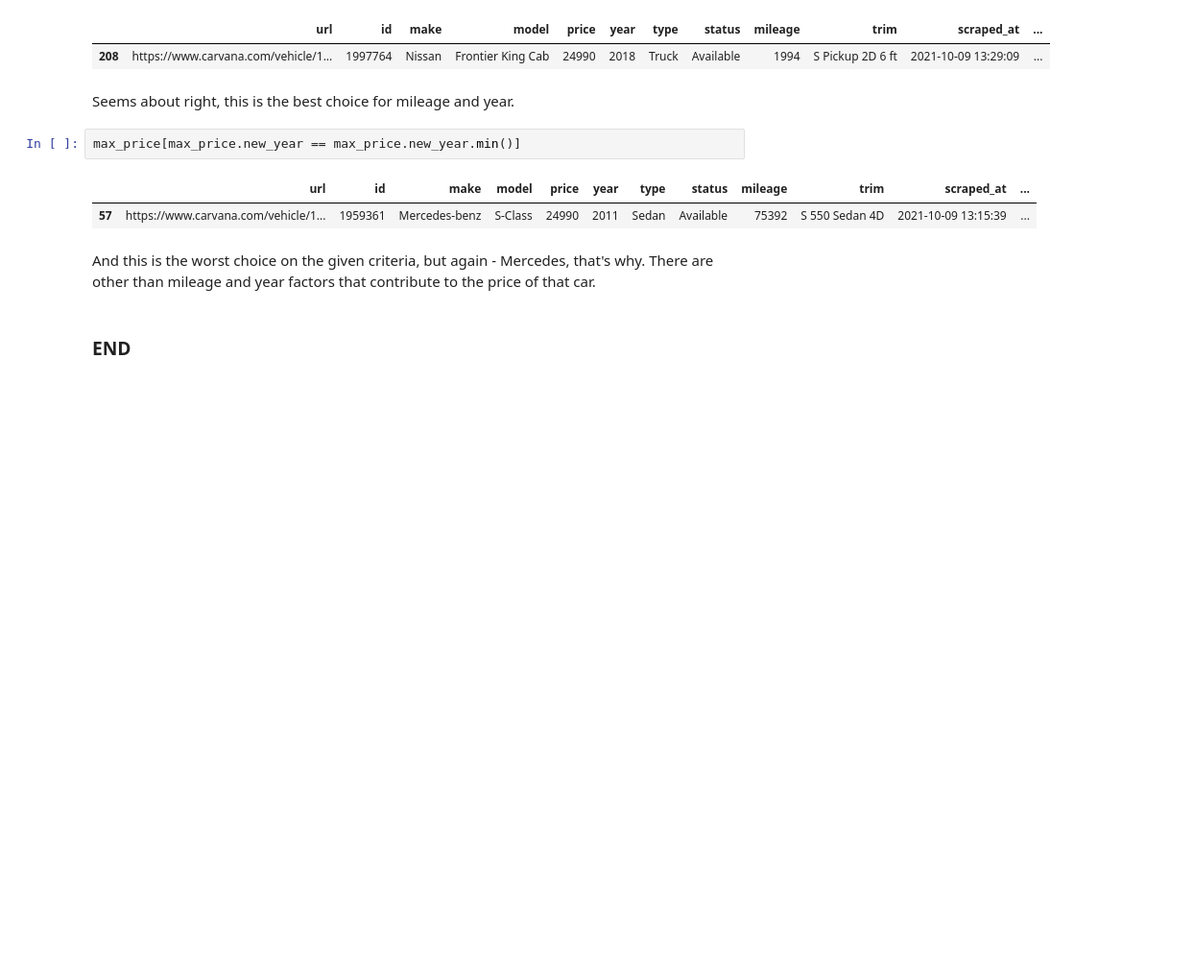
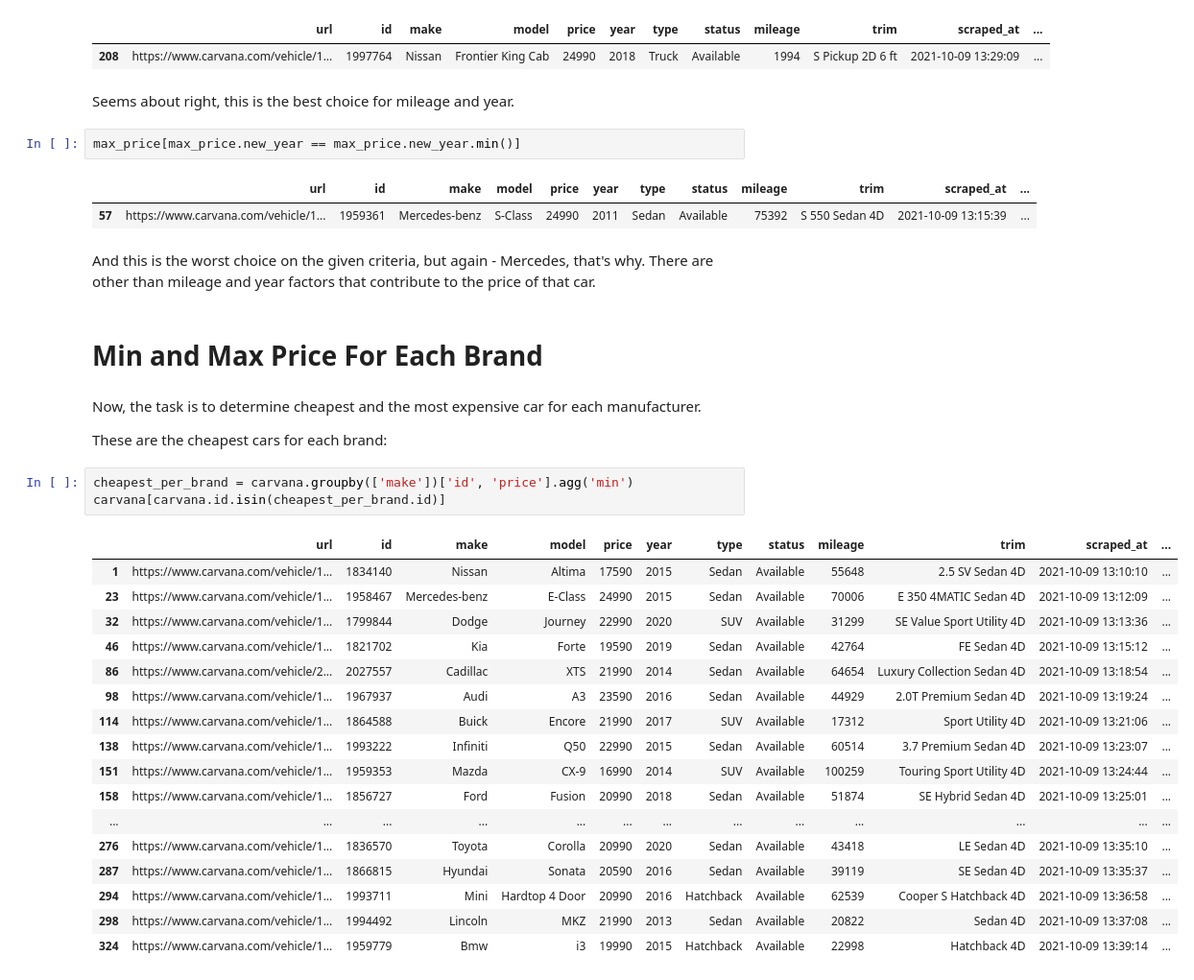
Before and after one commit to KilovoIt/Data-Science, a Jupyter notebook: Carvana Project/carvana_eda.ipynb, the cells around one changed output. Shown at 96% size. Drawn from its saved outputs; the diff is of its cells as text; blank space fills up the shorter version.

```diff
--- a/Carvana Project/carvana_eda.ipynb
+++ b/Carvana Project/carvana_eda.ipynb
@@ -620,5 +640,30 @@ max_price[max_price.new_year == max_price.new_year.min()]
 | 57 | https://www.carvana.com/vehicle/1... | 1959361 | Mercedes-benz | S-Class | 24990 | 2011 | Sedan | Available | 75392 | S 550 Sedan 4D | 2021-10-09 13:15:39 | ... |
 # %% [markdown]
 And this is the worst choice on the given criteria, but again - Mercedes, that's why. There are other than mileage and year factors that contribute to the price of that car.
-# %% [markdown]
-### END
+# %% [markdown]
+# Min and Max Price For Each Brand
+# %% [markdown]
+Now, the task is to determine cheapest and the most expensive car for each manufacturer.
+
+These are the cheapest cars for each brand:
+# %%
+cheapest_per_brand = carvana.groupby(['make'])['id', 'price'].agg('min')
+carvana[carvana.id.isin(cheapest_per_brand.id)]
+# %% [output]
+|  | url | id | make | model | price | year | type | status | mileage | trim | scraped_at | ... |
+| 1 | https://www.carvana.com/vehicle/1... | 1834140 | Nissan | Altima | 17590 | 2015 | Sedan | Available | 55648 | 2.5 SV Sedan 4D | 2021-10-09 13:10:10 | ... |
+| 23 | https://www.carvana.com/vehicle/1... | 1958467 | Mercedes-benz | E-Class | 24990 | 2015 | Sedan | Available | 70006 | E 350 4MATIC Sedan 4D | 2021-10-09 13:12:09 | ... |
+| 32 | https://www.carvana.com/vehicle/1... | 1799844 | Dodge | Journey | 22990 | 2020 | SUV | Available | 31299 | SE Value Sport Utility 4D | 2021-10-09 13:13:36 | ... |
+| 46 | https://www.carvana.com/vehicle/1... | 1821702 | Kia | Forte | 19590 | 2019 | Sedan | Available | 42764 | FE Sedan 4D | 2021-10-09 13:15:12 | ... |
+| 86 | https://www.carvana.com/vehicle/2... | 2027557 | Cadillac | XTS | 21990 | 2014 | Sedan | Available | 64654 | Luxury Collection Sedan 4D | 2021-10-09 13:18:54 | ... |
+| 98 | https://www.carvana.com/vehicle/1... | 1967937 | Audi | A3 | 23590 | 2016 | Sedan | Available | 44929 | 2.0T Premium Sedan 4D | 2021-10-09 13:19:24 | ... |
+| 114 | https://www.carvana.com/vehicle/1... | 1864588 | Buick | Encore | 21990 | 2017 | SUV | Available | 17312 | Sport Utility 4D | 2021-10-09 13:21:06 | ... |
+| 138 | https://www.carvana.com/vehicle/1... | 1993222 | Infiniti | Q50 | 22990 | 2015 | Sedan | Available | 60514 | 3.7 Premium Sedan 4D | 2021-10-09 13:23:07 | ... |
+| 151 | https://www.carvana.com/vehicle/1... | 1959353 | Mazda | CX-9 | 16990 | 2014 | SUV | Available | 100259 | Touring Sport Utility 4D | 2021-10-09 13:24:44 | ... |
+| 158 | https://www.carvana.com/vehicle/1... | 1856727 | Ford | Fusion | 20990 | 2018 | Sedan | Available | 51874 | SE Hybrid Sedan 4D | 2021-10-09 13:25:01 | ... |
+| ... | ... | ... | ... | ... | ... | ... | ... | ... | ... | ... | ... | ... |
+| 276 | https://www.carvana.com/vehicle/1... | 1836570 | Toyota | Corolla | 20990 | 2020 | Sedan | Available | 43418 | LE Sedan 4D | 2021-10-09 13:35:10 | ... |
+| 287 | https://www.carvana.com/vehicle/1... | 1866815 | Hyundai | Sonata | 20590 | 2016 | Sedan | Available | 39119 | SE Sedan 4D | 2021-10-09 13:35:37 | ... |
+| 294 | https://www.carvana.com/vehicle/1... | 1993711 | Mini | Hardtop 4 Door | 20990 | 2016 | Hatchback | Available | 62539 | Cooper S Hatchback 4D | 2021-10-09 13:36:58 | ... |
+| 298 | https://www.carvana.com/vehicle/1... | 1994492 | Lincoln | MKZ | 21990 | 2013 | Sedan | Available | 20822 | Sedan 4D | 2021-10-09 13:37:08 | ... |
+| 324 | https://www.carvana.com/vehicle/1... | 1959779 | Bmw | i3 | 19990 | 2015 | Hatchback | Available | 22998 | Hatchback 4D | 2021-10-09 13:39:14 | ... |
```
Also changed, not shown: parts of 34 cells of this notebook.
